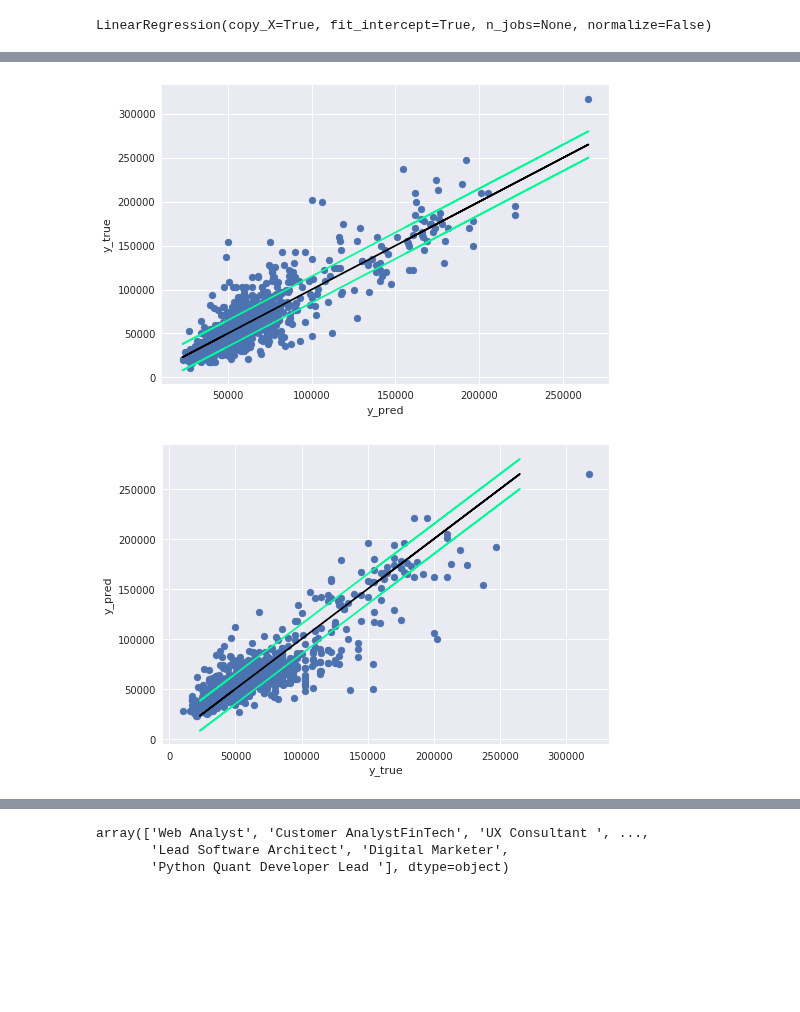
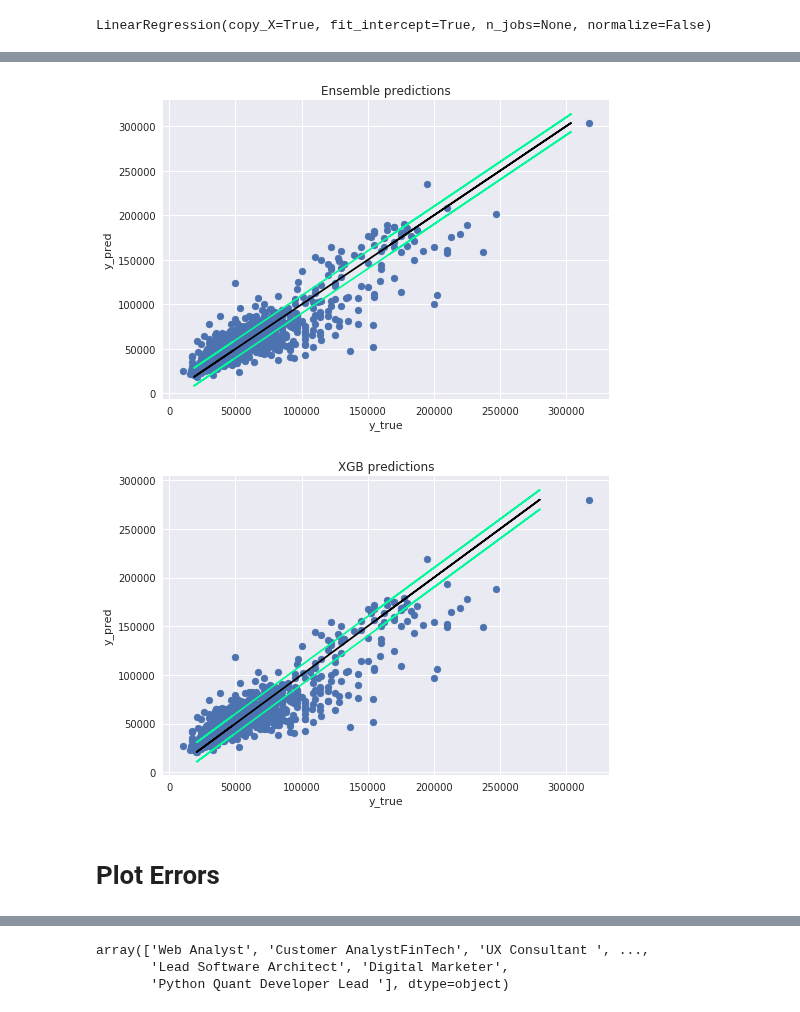
Before and after one commit to jamobe/DataScienceJobs, a Jupyter notebook: ModelComparison.ipynb, the cells around one changed output, grey strips where cells are left out. Drawn from its saved outputs; the diff is of its cells as text; code cells hidden in the pictures; blank space fills up the shorter version.

```diff
--- a/ModelComparison.ipynb
+++ b/ModelComparison.ipynb
@@ -98,23 +156,27 @@ R2 (val): 0.78
 import matplotlib.pyplot as plt
 import seaborn as sns
 with plt.style.context('seaborn'):
-    ax = plt.scatter(y_all_pred_val,y_val)
+    ax = plt.scatter(y_val,y_all_pred_val)
     plt.plot(y_all_pred_val,y_all_pred_val, color='black')
-    plt.plot(y_all_pred_val, y_all_pred_val-15000, color='mediumspringgreen')
-    plt.plot(y_all_pred_val, y_all_pred_val+15000, color='mediumspringgreen')
-    plt.xlabel('y_pred')
-    plt.ylabel('y_true')
+    plt.plot(y_all_pred_val, y_all_pred_val-10000, color='mediumspringgreen')
+    plt.plot(y_all_pred_val, y_all_pred_val+10000, color='mediumspringgreen')
+    plt.xlabel('y_true')
+    plt.ylabel('y_pred')
+    plt.title('Ensemble predictions')
 # %% [output]
-[figure, old version]
+[figure, new version]
 # %%
 import matplotlib.pyplot as plt
 import seaborn as sns
 with plt.style.context('seaborn'):
     ax = plt.scatter(y_val,XGB_val[0]['y_pred_xgb'])
     plt.plot(XGB_val[0]['y_pred_xgb'], XGB_val[0]['y_pred_xgb'], color='black')
-    plt.plot(XGB_val[0]['y_pred_xgb'], XGB_val[0]['y_pred_xgb']-15000, color='mediumspringgreen')
-    plt.plot(XGB_val[0]['y_pred_xgb'], XGB_val[0]['y_pred_xgb']+15000, color='mediumspringgreen')
+    plt.plot(XGB_val[0]['y_pred_xgb'], XGB_val[0]['y_pred_xgb']-10000, color='mediumspringgreen')
+    plt.plot(XGB_val[0]['y_pred_xgb'], XGB_val[0]['y_pred_xgb']+10000, color='mediumspringgreen')
     plt.xlabel('y_true')
     plt.ylabel('y_pred')
+    plt.title('XGB predictions')
 # %% [output]
-[figure, old version]
+[figure, new version]
+# %% [markdown]
+# Plot Errors
```
Also changed, not shown: parts of 14 cells of this notebook.
